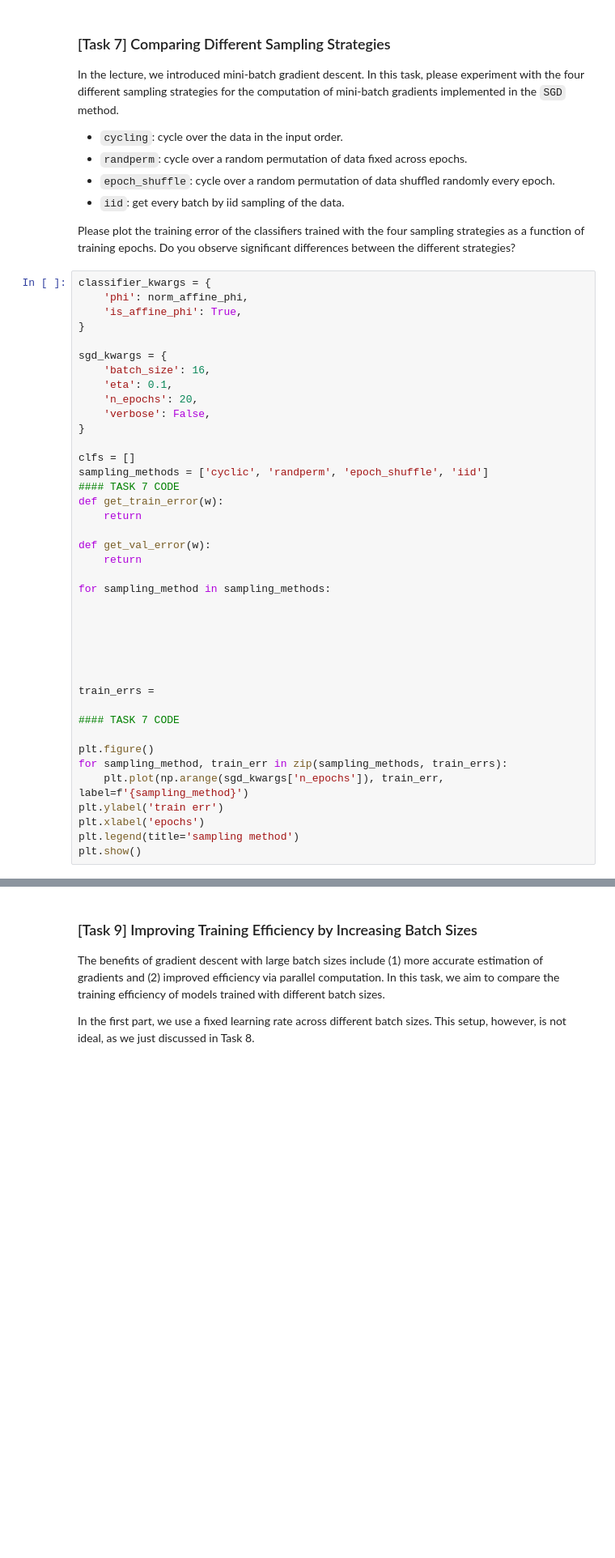
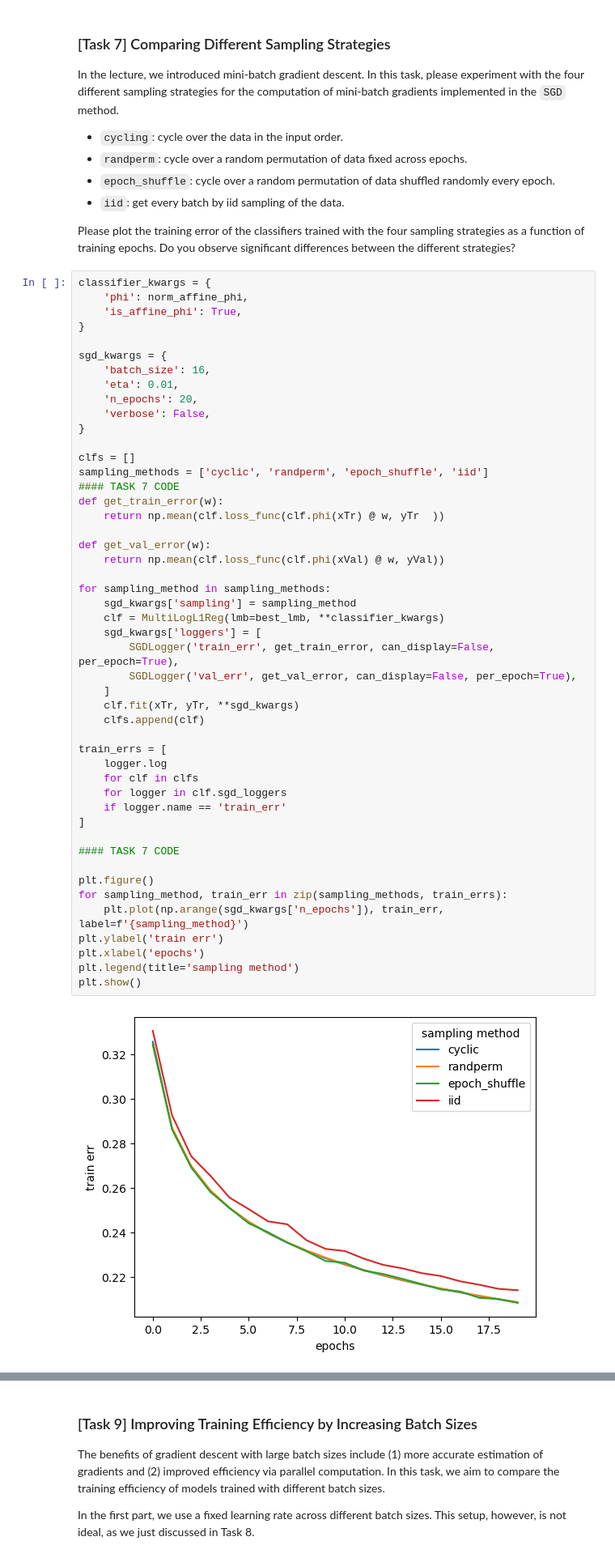
Before and after one commit to andrewlys/ttic31020, a Jupyter notebook: hw7/hw7 experimental/hw7v2.ipynb, the cells around one changed output, grey strips where cells are left out. Shown: that part at 81% size. Cells and saved outputs as stored; diff of their text form; blank space fills up the shorter version.

```diff
--- a/hw7/hw7 experimental/hw7v2.ipynb
+++ b/hw7/hw7 experimental/hw7v2.ipynb
@@ -938,42 +1093,52 @@ Do you observe significant differences between the different strategies?
 classifier_kwargs = {
     'phi': norm_affine_phi,
     'is_affine_phi': True,
 }
 
 sgd_kwargs = {
     'batch_size': 16,
-    'eta': 0.1,
+    'eta': 0.01,
     'n_epochs': 20,
     'verbose': False,
 }
 
 clfs = []
 sampling_methods = ['cyclic', 'randperm', 'epoch_shuffle', 'iid']
 #### TASK 7 CODE
 def get_train_error(w):
-    return
+    return np.mean(clf.loss_func(clf.phi(xTr) @ w, yTr  ))
 
 def get_val_error(w):
-    return
+    return np.mean(clf.loss_func(clf.phi(xVal) @ w, yVal))
 
 for sampling_method in sampling_methods:
+    sgd_kwargs['sampling'] = sampling_method
+    clf = MultiLogL1Reg(lmb=best_lmb, **classifier_kwargs)
+    sgd_kwargs['loggers'] = [
+        SGDLogger('train_err', get_train_error, can_display=False, per_epoch=True),
+        SGDLogger('val_err', get_val_error, can_display=False, per_epoch=True),
+    ]
+    clf.fit(xTr, yTr, **sgd_kwargs)
+    clfs.append(clf)
 
-
-
-
-
-
-train_errs =
+train_errs = [
+    logger.log
+    for clf in clfs
+    for logger in clf.sgd_loggers
+    if logger.name == 'train_err'
+]
 
 #### TASK 7 CODE
 
 plt.figure()
 for sampling_method, train_err in zip(sampling_methods, train_errs):
     plt.plot(np.arange(sgd_kwargs['n_epochs']), train_err, label=f'{sampling_method}')
 plt.ylabel('train err')
 plt.xlabel('epochs')
 plt.legend(title='sampling method')
 plt.show()
+# %% [output]
+[figure, added]
 # %% [markdown]
 ### [Task 8] Optimize Learning Rate for Different Batch Sizes
 
```
Also changed, not shown: parts of 18 cells of this notebook, 1 other file.
